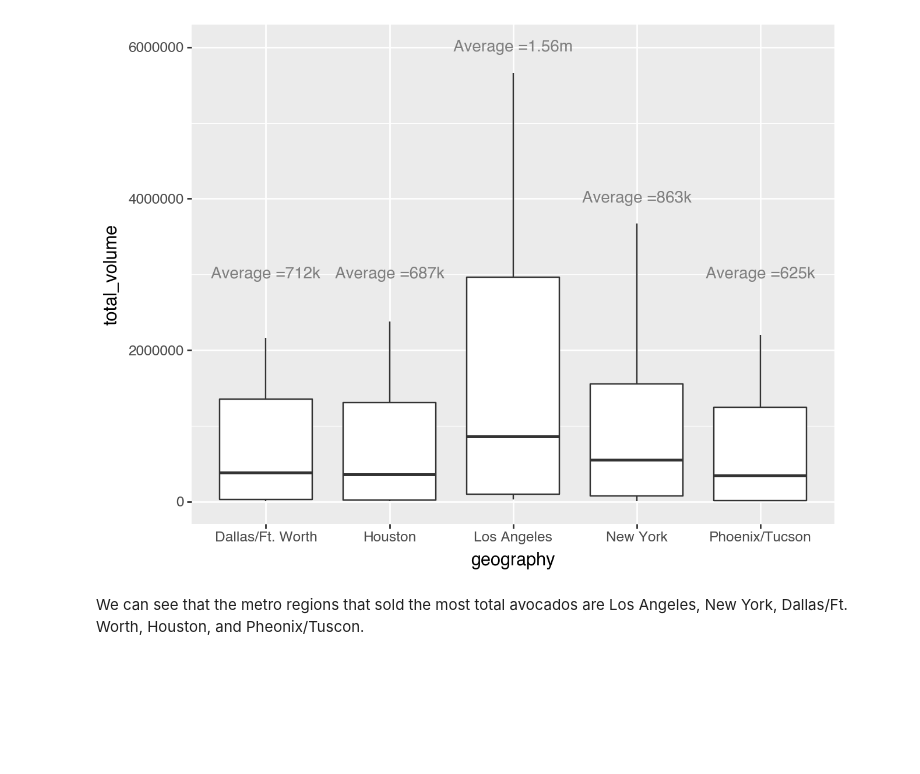
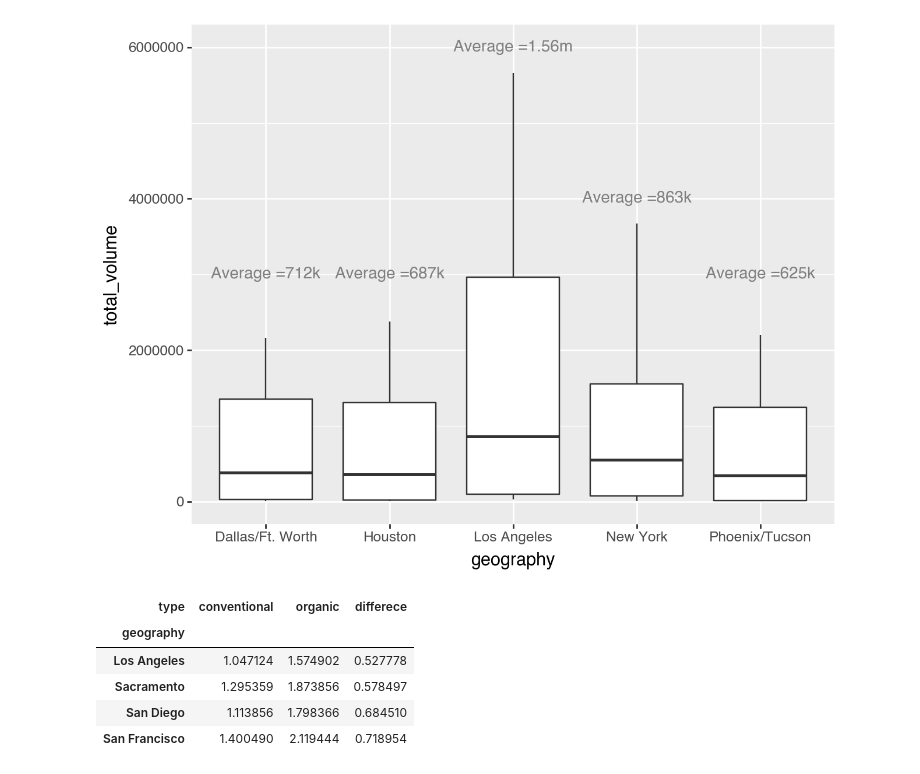
Before and after one commit to EthanSchultz49/GSB-544, a Jupyter notebook: Week_2/Lab2.ipynb, the cells around one changed output. Cells and saved outputs as stored; diff of their text form; code cells hidden in the pictures; blank space fills up the shorter version.

```diff
--- a/Week_2/Lab2.ipynb
+++ b/Week_2/Lab2.ipynb
@@ -154,5 +156,18 @@ from plotnine import *
 )
 # %% [output]
 [figure]
-# %% [markdown]
-We can see that the metro regions that sold the most total avocados are Los Angeles, New York, Dallas/Ft. Worth, Houston, and Pheonix/Tuscon.
+# %%
+#6
+cali = ['Los Angeles', 'San Diego', 'Sacramento', 'San Francisco']
+filt_cali = data2[data2['geography'].isin(cali)]
+filt_cali
+wide_cali = filt_cali.pivot_table(index = "geography", columns= "type", values = "average_price", aggfunc='mean')
+wide_cali['differece'] = wide_cali['organic'] - wide_cali['conventional']
+wide_cali
+# %% [output]
+| type | conventional | organic | differece |
+| geography |  |  |  |
+| Los Angeles | 1.047124 | 1.574902 | 0.527778 |
+| Sacramento | 1.295359 | 1.873856 | 0.578497 |
+| San Diego | 1.113856 | 1.798366 | 0.684510 |
+| San Francisco | 1.400490 | 2.119444 | 0.718954 |
```
Also changed, not shown: parts of 3 cells of this notebook.
